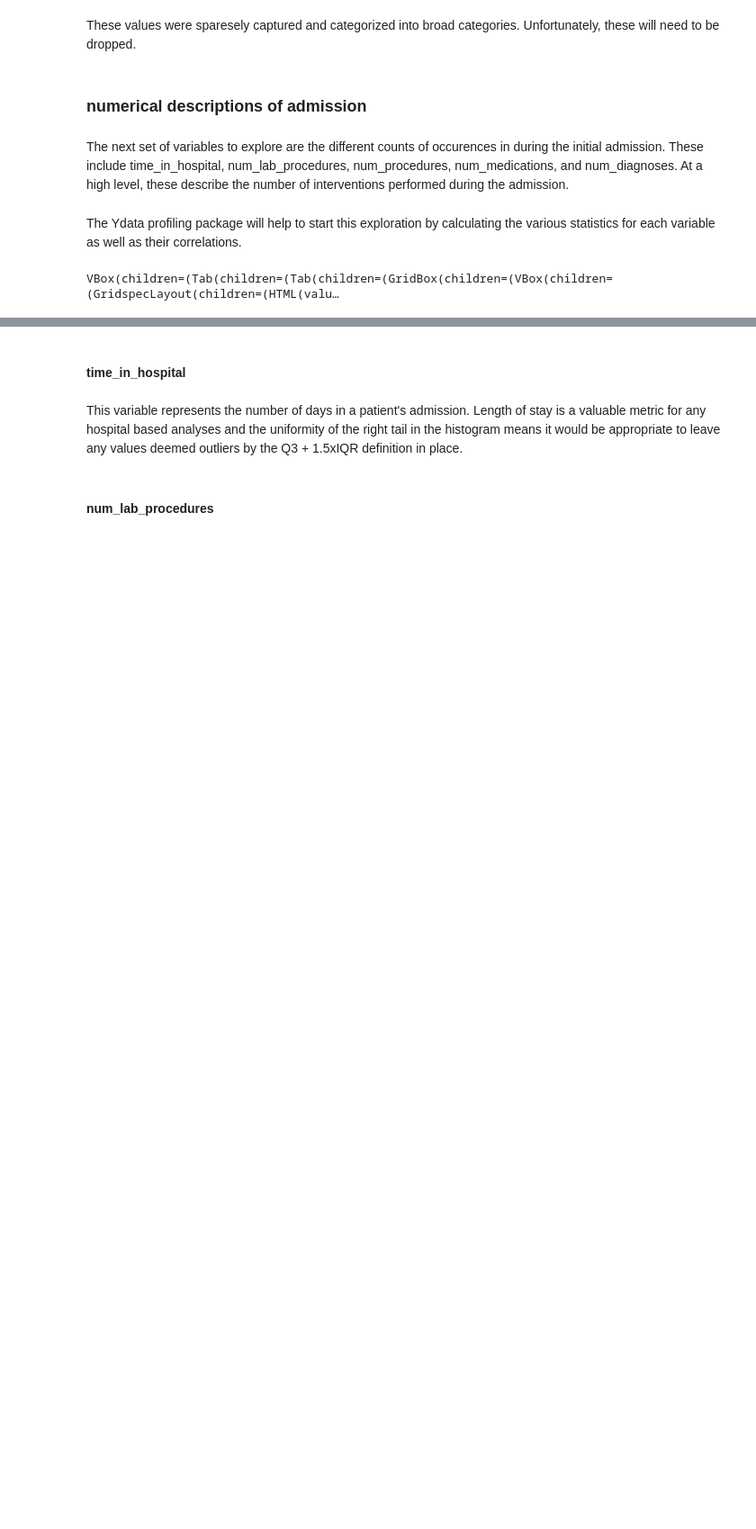
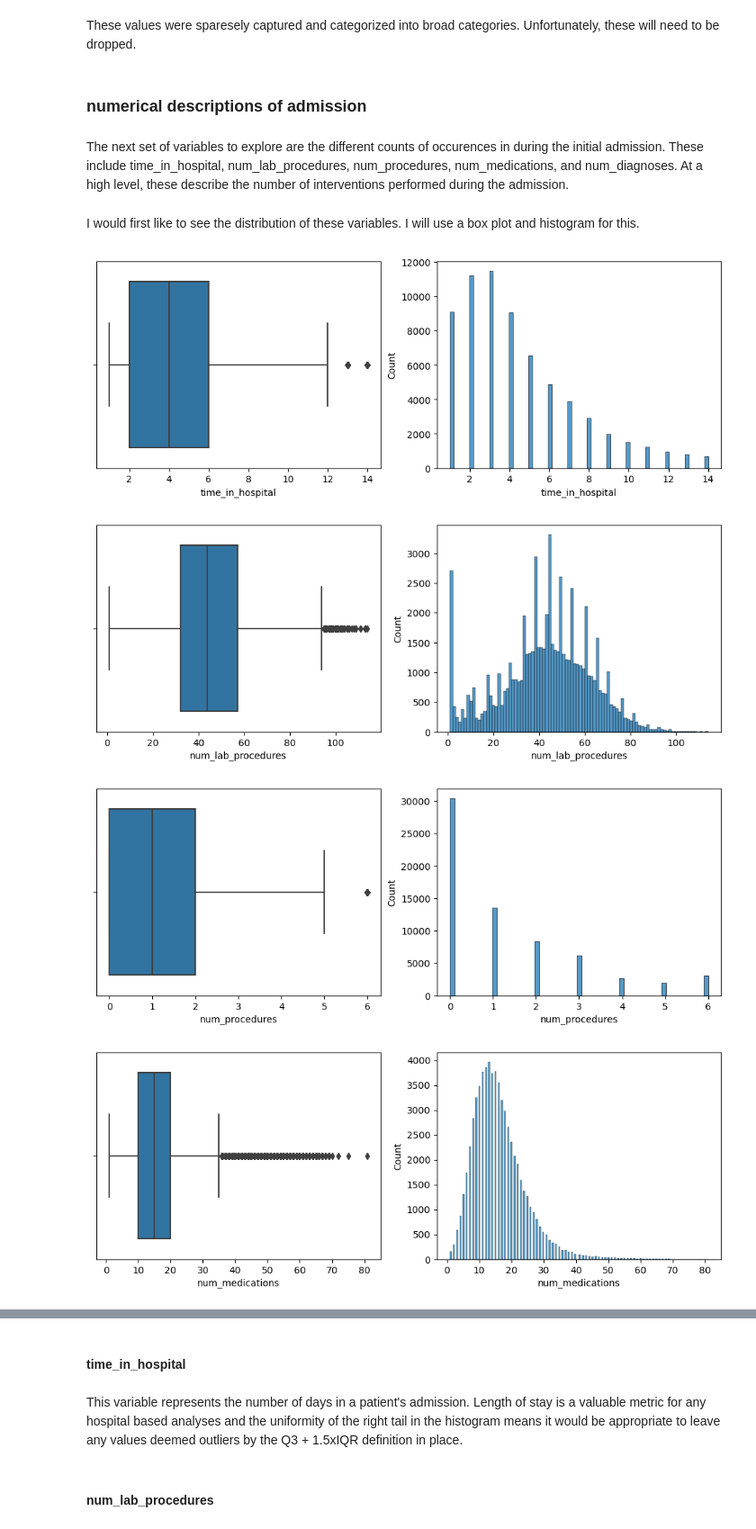
Before and after one commit to ashbyj/PredictingReadmissions, a Jupyter notebook: notebooks/2-ja-eda.ipynb, the cells around one changed output, grey strips where cells are left out. Shown: that part at 90% size. Cells and saved outputs as stored; diff of their text form; code cells hidden in the pictures; blank space fills up the shorter version.

```diff
--- a/notebooks/2-ja-eda.ipynb
+++ b/notebooks/2-ja-eda.ipynb
@@ -438,10 +436,23 @@ encounter_attributes = twoRace[['time_in_hospital',
                                 'num_procedures',
                                 'num_medications',
                                 'number_diagnoses']].copy()
-# %% [markdown]
-The Ydata profiling package will help to start this exploration by calculating the various statistics for each variable as well as their correlations.
-# %%
-profile = ydata_profiling.ProfileReport(encounter_attributes)
-profile.to_widgets()
-# %% [output]
-VBox(children=(Tab(children=(Tab(children=(GridBox(children=(VBox(children=(GridspecLayout(children=(HTML(valu…
+# %% [markdown]
+I would first like to see the distribution of these variables.  I will use a box plot and histogram for this.
+# %%
+def box_and_hist (array):
+
+    fig, ax = plt.subplots(1, 2, figsize=(12,4))
+
+    sns.boxplot(x=array, ax=ax[0], showfliers=True)
+    sns.histplot(array, ax=ax[1])
+
+    plt.show()
+
+    return
+
+[box_and_hist(encounter_attributes[col]) for col in encounter_attributes.columns]
+# %% [output]
+[figure, added]
+[figure, added]
+[figure, added]
+[figure, added]
```
Also changed, not shown: parts of 32 cells of this notebook, 3 other files.
